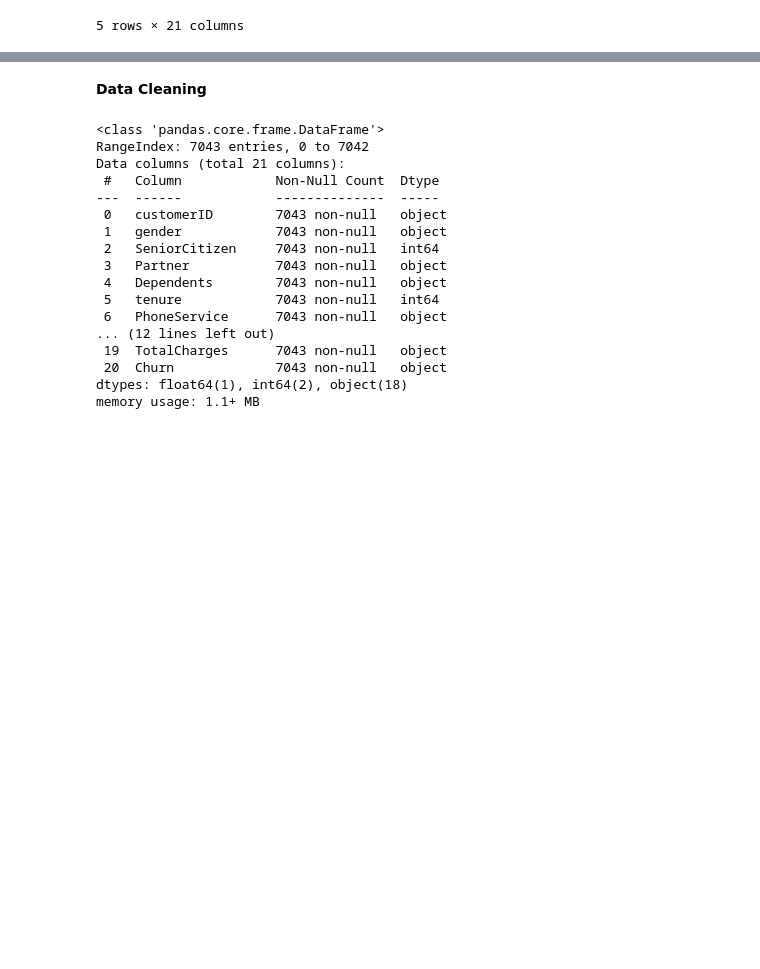
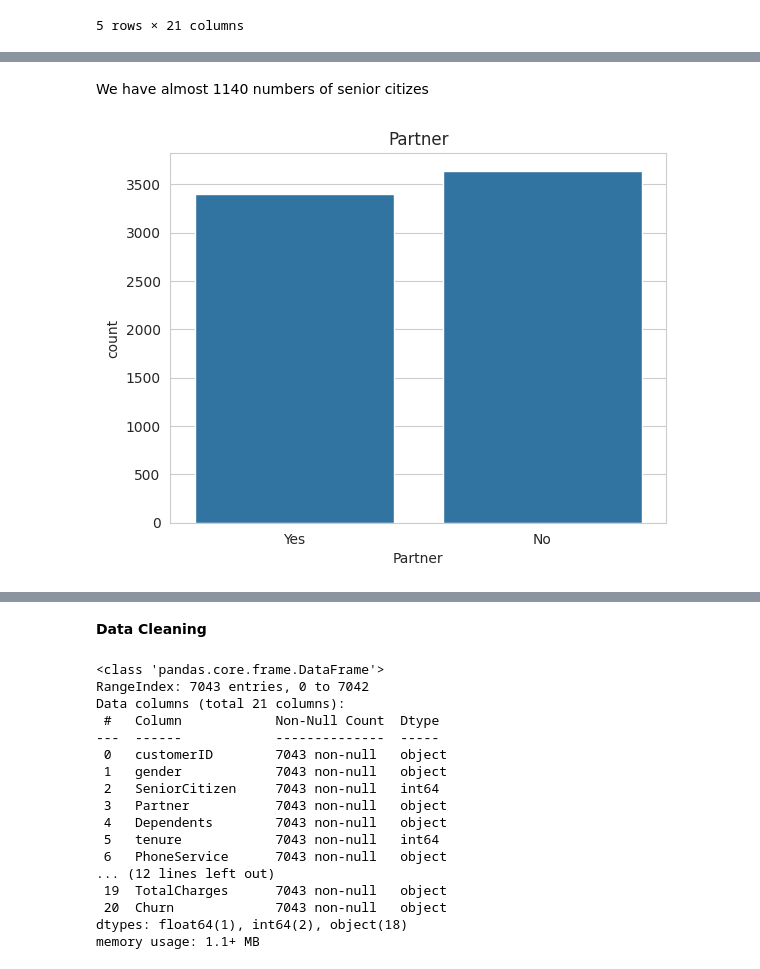
Before and after one commit to Satya-789/ML_Customer_Churn_Prediction_Feature_Engineering, a Jupyter notebook: Customerr_Churn_Prediction_Feature_Engineering_.ipynb, the cells around one changed output, grey strips where cells are left out. Cells and saved outputs as stored; diff of their text form; code cells hidden in the pictures; blank space fills up the shorter version.

```diff
--- a/Customerr_Churn_Prediction_Feature_Engineering_.ipynb
+++ b/Customerr_Churn_Prediction_Feature_Engineering_.ipynb
@@ -38,0 +53,8 @@ df.head()
+# %% [markdown]
+We have almost 1140 numbers of senior citizes
+# %%
+sns.countplot(x="Partner", data=df)
+plt.title("Partner")
+plt.show()
+# %% [output]
+[figure, added]
```
Also changed, not shown: parts of 31 cells of this notebook, 1 other file.
